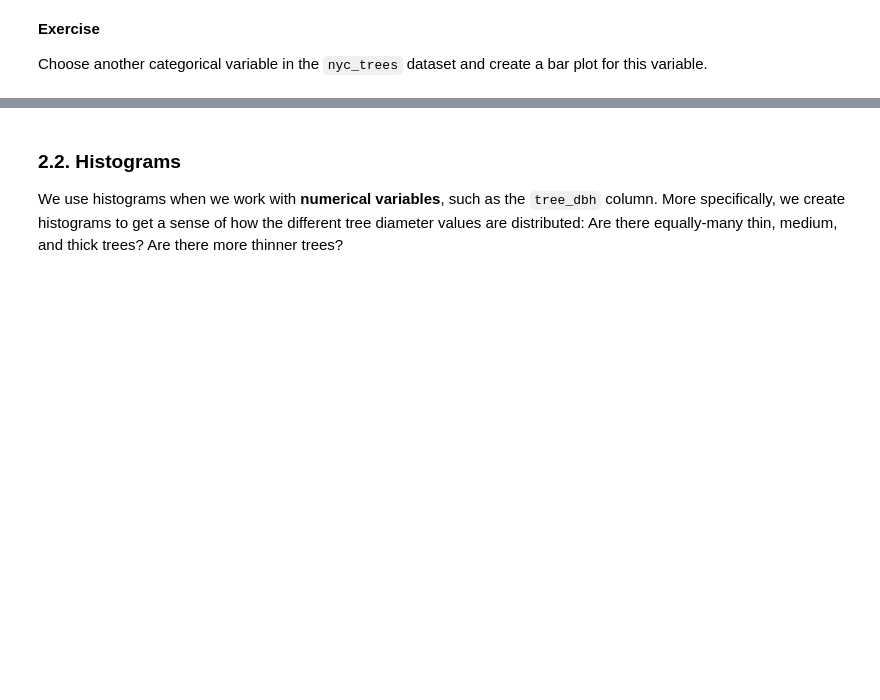
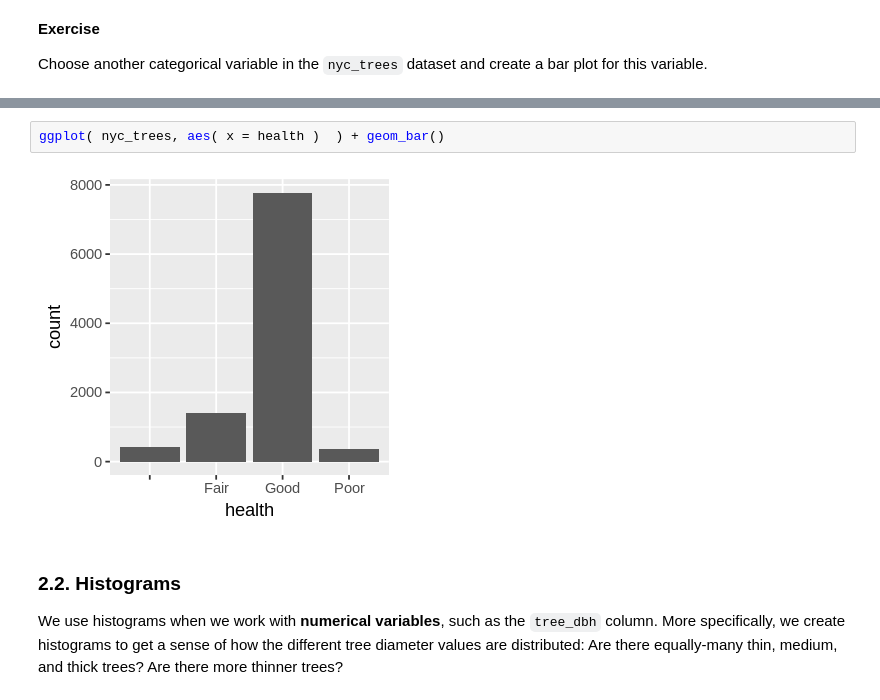
Before and after one commit to aparna-bhutani/coreua111-class_notebooks, a Jupyter notebook: lesson06/Lesson06-VisualizingData-slides.ipynb, the cells around one changed output, grey strips where cells are left out. Saved outputs shown, nothing was run; the diff lists cells and outputs as text; blank space fills up the shorter version.

```diff
--- a/lesson06/Lesson06-VisualizingData-slides.ipynb
+++ b/lesson06/Lesson06-VisualizingData-slides.ipynb
@@ -219,3 +239,7 @@ ggplot( .... ) + ...
+# %%
+ggplot( nyc_trees, aes( x = health )  ) + geom_bar()
+# %% [output]
+[figure, added]
 # %% [markdown]
 ### 2.2. Histograms
 
```
Also changed, not shown: parts of 14 cells of this notebook, 1 other file.
